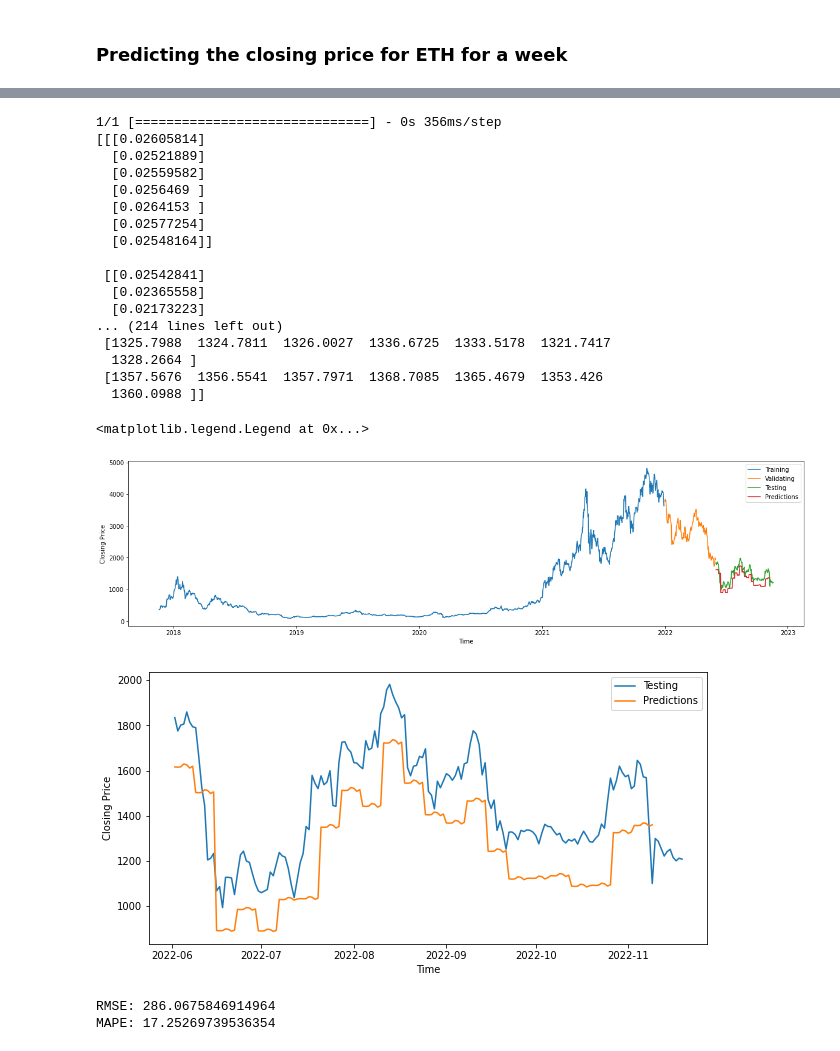
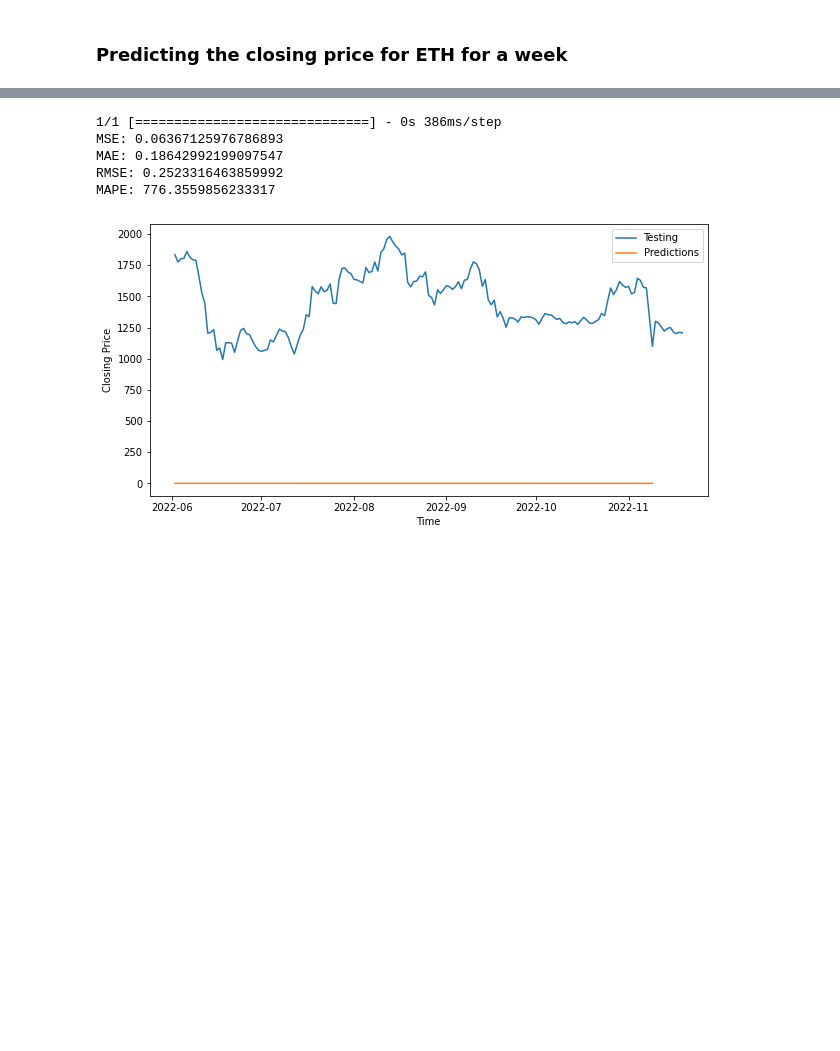
Before and after one commit to Ilia-Gershen/TYP-project, a Jupyter notebook: DeepLearningModelLSTM_GRU.ipynb, the cells around one changed output, grey strips where cells are left out. Saved outputs shown, nothing was run; the diff lists cells and outputs as text; code cells hidden in the pictures; blank space fills up the shorter version.

```diff
--- a/DeepLearningModelLSTM_GRU.ipynb
+++ b/DeepLearningModelLSTM_GRU.ipynb
@@ -510,8 +1055,20 @@ callback = tf.keras.callbacks.LearningRateScheduler(scheduler)
 # %%
+def scheduler(epoch):
+  if epoch <= 125:
+    lrate = 0.00015
+  else:
+    lrate = 0.00009
+
+  return lrate
+
+callback = tf.keras.callbacks.LearningRateScheduler(scheduler)
+
 ETH_Model = Model()
 
 ETH_Model.compile(optimizer = tf.keras.optimizers.Adam(), loss = 'mse', metrics = tf.keras.metrics.RootMeanSquaredError())
 
 ETH_hist = ETH_Model.fit(ETH_Train_X, ETH_Train_Y, epochs = 200, validation_data = (ETH_Val_X, ETH_Val_Y), callbacks = [callback])
+
+DrawingTrainAndValLoss(ETH_hist.history)
 # %% [output]
 Epoch 1/200
@@ -562,21 +1113,13 @@ plt.show()
 # %%
-ETH_prediction = ETH_Model.predict(ETH_Test_X)
+ETH_Train_X, ETH_Train_Y, ETH_Val_X, ETH_Val_Y, ETH_Test_X, ETH_Test_Y = Dataset(ETH, 3)
 
+#The graph shows how data is devided into Training Validation and Testing
 plt.figure(figsize = (20, 5))
 
 plt.plot(ETH['Date'][ETH['Date'] < '2021-12-30'], ETH['Close'][ETH['Date'] < '2021-12-30'], label = 'Training')
-plt.plot(ETH['Date'][(ETH['Date'] >= '2022-01-01') & (ETH['Date'] < '2022-06-01')], ETH['Close'][(ETH['Date'] >= '2022-01-01') & (ETH['Date'] < '2022-06-01')], label = 'Validating')
+plt.plot(ETH['Date'][(ETH['Date'] >= '2022-01-01') & (ETH['Date'] < '2022-06-01')], ETH['Close'][(ETH['Date'] >= '2022-01-01') & (ETH['Date'] < '2022-06-01')], label = 'Validaiton')
 plt.plot(ETH['Date'][ETH['Date'] >= '2022-06-02'], ETH['Close'][ETH['Date'] >= '2022-06-02'], label = 'Testing')
-plt.plot(ETH['Date'][(ETH['Date'] >= '2022-06-02')&(ETH['Date'] <= '2022-11-09')], ETH_prediction.reshape(-1), label = 'Predictions')
 plt.xlabel('Time')
 plt.ylabel('Closing Price')
 plt.legend(loc = 'best')
-
-plt.figure(figsize = (10, 5))
-
-plt.plot(ETH['Date'][ETH['Date'] >= '2022-06-02'], ETH['Close'][ETH['Date'] >= '2022-06-02'], label = 'Testing')
-plt.plot(ETH['Date'][(ETH['Date'] >= '2022-06-02')&(ETH['Date'] <= '2022-11-09')], ETH_prediction.reshape(-1), label = 'Predictions')
-plt.xlabel('Time')
-plt.ylabel('Closing Price')
-plt.legend(loc = 'best')
 # %% [output]
@@ -846,49 +1165,19 @@ plt.show()
 # %%
 ETH_prediction = ETH_Model.predict(ETH_Test_X)
-
-plt.figure(figsize = (20, 5))
-
-plt.plot(ETH['Date'][ETH['Date'] < '2021-12-30'], ETH['Close'][ETH['Date'] < '2021-12-30'], label = 'Training')
-plt.plot(ETH['Date'][(ETH['Date'] >= '2022-01-01') & (ETH['Date'] < '2022-06-01')], ETH['Close'][(ETH['Date'] >= '2022-01-01') & (ETH['Date'] < '2022-06-01')], label = 'Validating')
-plt.plot(ETH['Date'][ETH['Date'] >= '2022-06-02'], ETH['Close'][ETH['Date'] >= '2022-06-02'], label = 'Testing')
-plt.plot(ETH['Date'][(ETH['Date'] >= '2022-06-02')&(ETH['Date'] <= '2022-11-09')], ETH_prediction.reshape(-1), label = 'Predictions')
-plt.xlabel('Time')
-plt.ylabel('Closing Price')
-plt.legend(loc = 'best')
 
 plt.figure(figsize = (10, 5))
 
 plt.plot(ETH['Date'][ETH['Date'] >= '2022-06-02'], ETH['Close'][ETH['Date'] >= '2022-06-02'], label = 'Testing')
 plt.plot(ETH['Date'][(ETH['Date'] >= '2022-06-02')&(ETH['Date'] <= '2022-11-09')], ETH_prediction.reshape(-1), label = 'Predictions')
 plt.xlabel('Time')
 plt.ylabel('Closing Price')
 plt.legend(loc = 'best')
+
+CalculateErrors(ETH_Test_Y, ETH_prediction)
 # %% [output]
-1/1 [==============================] - 0s 356ms/step
-[[[0.02605814]
-  [0.02521889]
-  [0.02559582]
-  [0.0256469 ]
-  [0.0264153 ]
-  [0.02577254]
-  [0.02548164]]
-
- [[0.02542841]
-  [0.02365558]
-  [0.02173223]
-... (214 lines left out)
- [1325.7988  1324.7811  1326.0027  1336.6725  1333.5178  1321.7417
-  1328.2664 ]
- [1357.5676  1356.5541  1357.7971  1368.7085  1365.4679  1353.426
-  1360.0988 ]]
+1/1 [==============================] - 0s 386ms/step
+MSE: 0.06367125976786893
+MAE: 0.18642992199097547
+RMSE: 0.2523316463859992
+MAPE: 776.3559856233317
-<matplotlib.legend.Legend at 0x...>
-[figure, old version]
+[figure, new version]
-[figure, removed]
-# %%
-rmse = math.sqrt(mean_squared_error(ETH_Test_Y.reshape(-1,7), ETH_prediction))
-mape = np.mean(np.abs(ETH_Test_Y.reshape(-1,7) - ETH_prediction )/np.abs(ETH_Test_Y.reshape(-1,7))) * 100
-print(f'RMSE: {rmse}') #lower is better
-print(f'MAPE: {mape}')
-# %% [output]
-RMSE: 286.0675846914964
-MAPE: 17.25269739536354
```
Also changed, not shown: parts of 53 cells of this notebook.
